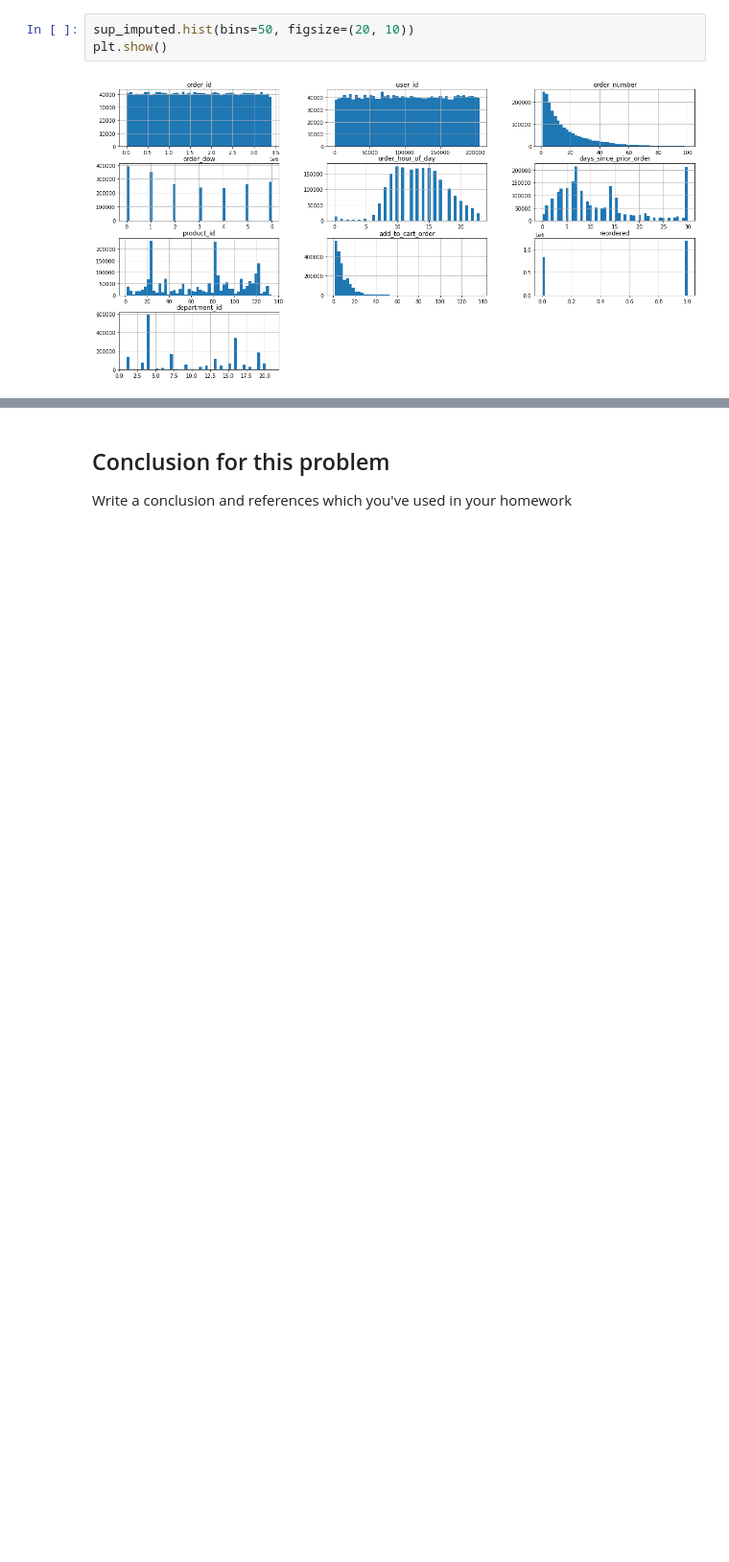
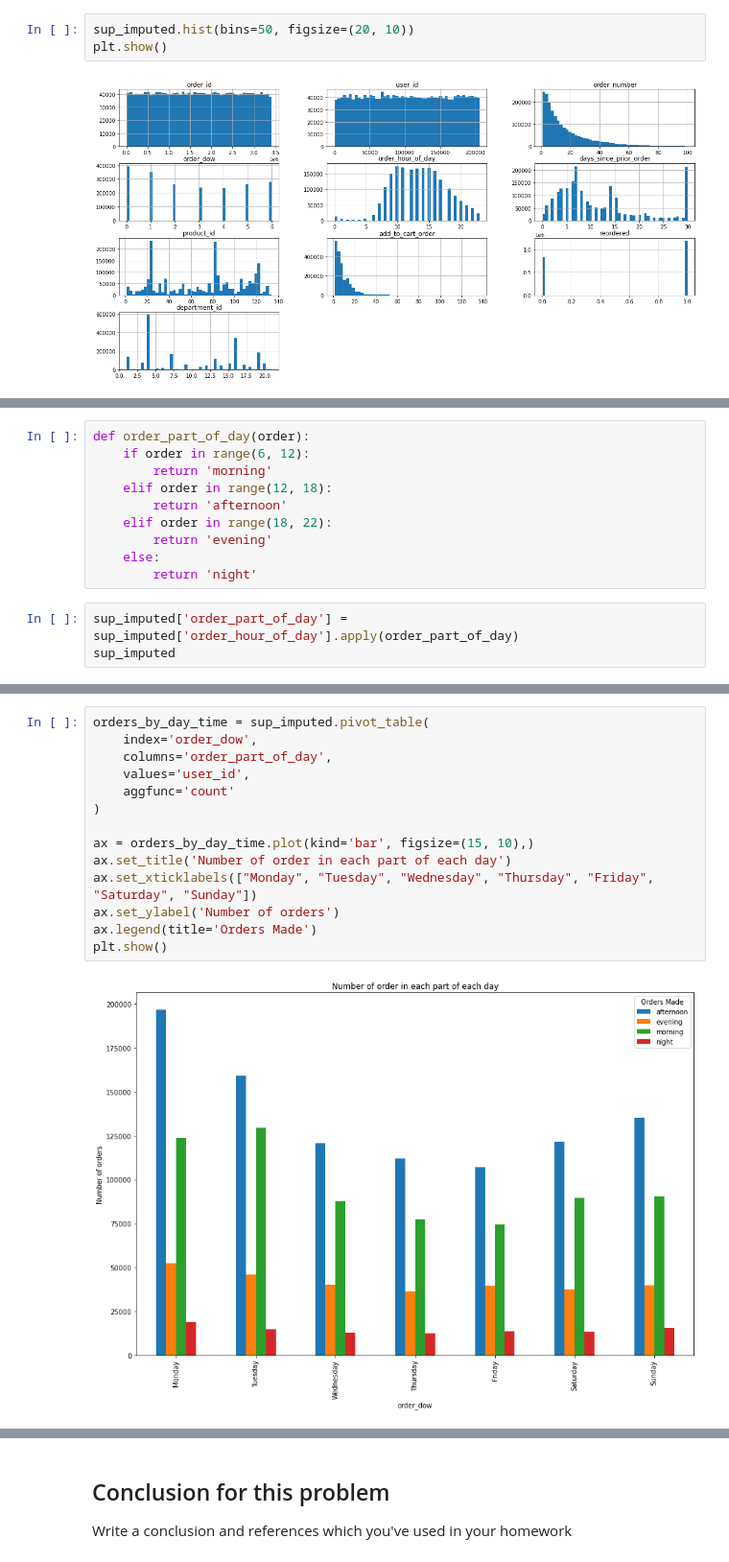
Before and after one commit to MohammadRouintan/Clustering-SuperMarket-Dataset-For-Predictive-Marketing, a Jupyter notebook: SuperMarket.ipynb, the cells around one changed output, grey strips where cells are left out. Shown at 96% size. Cells and saved outputs as stored; diff of their text form; blank space fills up the shorter version.

```diff
--- a/SuperMarket.ipynb
+++ b/SuperMarket.ipynb
@@ -167,0 +217,13 @@ plt.show()
+# %%
+def order_part_of_day(order):
+    if order in range(6, 12):
+        return 'morning'
+    elif order in range(12, 18):
+        return 'afternoon'
+    elif order in range(18, 22):
+        return 'evening'
+    else:
+        return 'night'
+# %%
+sup_imputed['order_part_of_day'] = sup_imputed['order_hour_of_day'].apply(order_part_of_day)
+sup_imputed
@@ -167,0 +244,16 @@ plt.show()
+# %%
+orders_by_day_time = sup_imputed.pivot_table(
+    index='order_dow',
+    columns='order_part_of_day',
+    values='user_id',
+    aggfunc='count'
+)
+
+ax = orders_by_day_time.plot(kind='bar', figsize=(15, 10),)
+ax.set_title('Number of order in each part of each day')
+ax.set_xticklabels(["Monday", "Tuesday", "Wednesday", "Thursday", "Friday", "Saturday", "Sunday"])
+ax.set_ylabel('Number of orders')
+ax.legend(title='Orders Made')
+plt.show()
+# %% [output]
+[figure, added]
```
Also changed, not shown: parts of 7 cells of this notebook.
